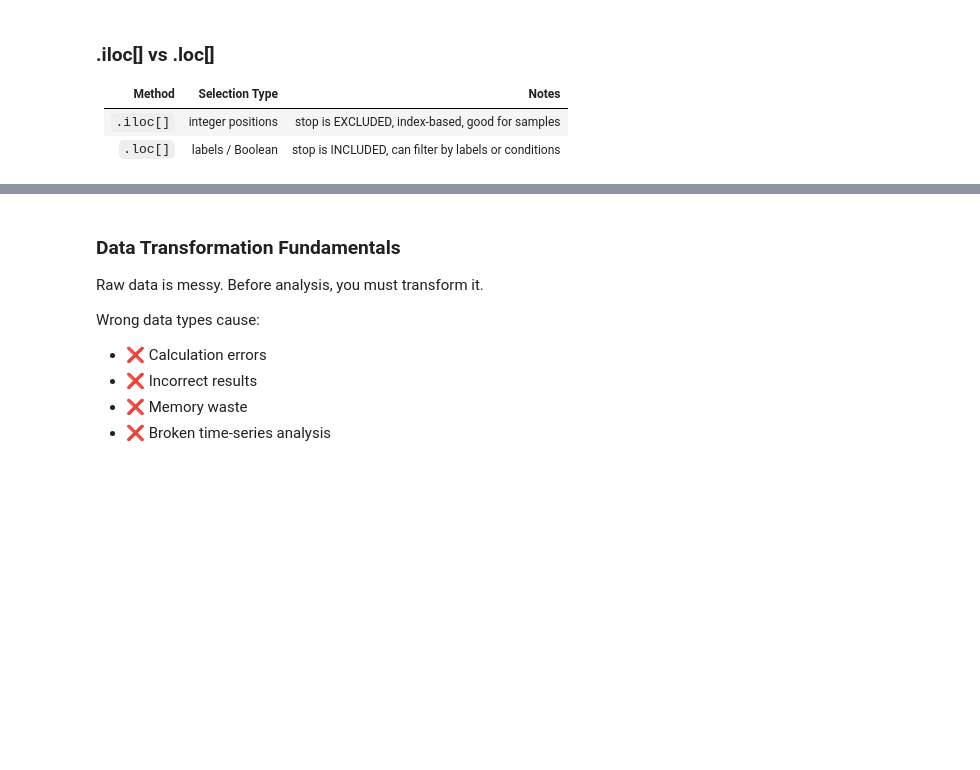
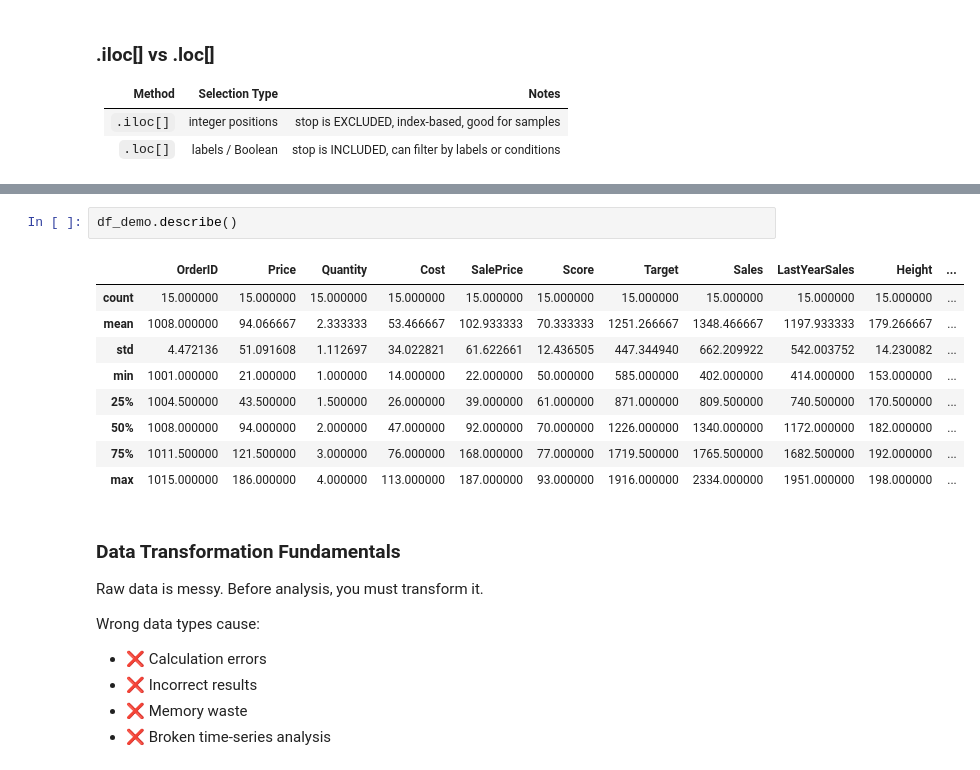
Before and after one commit to karusamuel/data_cleaning_basics, a Jupyter notebook: index.ipynb, the cells around one changed output, grey strips where cells are left out. Saved outputs shown, nothing was run; the diff lists cells and outputs as text; blank space fills up the shorter version.

```diff
--- a/index.ipynb
+++ b/index.ipynb
@@ -1161,4 +1161,16 @@ dtypes: int64(12), str(4)
 memory usage: 2.0 KB
+# %%
+df_demo.describe()
+# %% [output]
+|  | OrderID | Price | Quantity | Cost | SalePrice | Score | Target | Sales | LastYearSales | Height | ... |
+| count | 15.000000 | 15.000000 | 15.000000 | 15.000000 | 15.000000 | 15.000000 | 15.000000 | 15.000000 | 15.000000 | 15.000000 | ... |
+| mean | 1008.000000 | 94.066667 | 2.333333 | 53.466667 | 102.933333 | 70.333333 | 1251.266667 | 1348.466667 | 1197.933333 | 179.266667 | ... |
+| std | 4.472136 | 51.091608 | 1.112697 | 34.022821 | 61.622661 | 12.436505 | 447.344940 | 662.209922 | 542.003752 | 14.230082 | ... |
+| min | 1001.000000 | 21.000000 | 1.000000 | 14.000000 | 22.000000 | 50.000000 | 585.000000 | 402.000000 | 414.000000 | 153.000000 | ... |
+| 25% | 1004.500000 | 43.500000 | 1.500000 | 26.000000 | 39.000000 | 61.000000 | 871.000000 | 809.500000 | 740.500000 | 170.500000 | ... |
+| 50% | 1008.000000 | 94.000000 | 2.000000 | 47.000000 | 92.000000 | 70.000000 | 1226.000000 | 1340.000000 | 1172.000000 | 182.000000 | ... |
+| 75% | 1011.500000 | 121.500000 | 3.000000 | 76.000000 | 168.000000 | 77.000000 | 1719.500000 | 1765.500000 | 1682.500000 | 192.000000 | ... |
+| max | 1015.000000 | 186.000000 | 4.000000 | 113.000000 | 187.000000 | 93.000000 | 1916.000000 | 2334.000000 | 1951.000000 | 198.000000 | ... |
 # %% [markdown]
 ### Data Transformation Fundamentals
 
```
Also changed, not shown: parts of 40 cells of this notebook, 1 other file.
